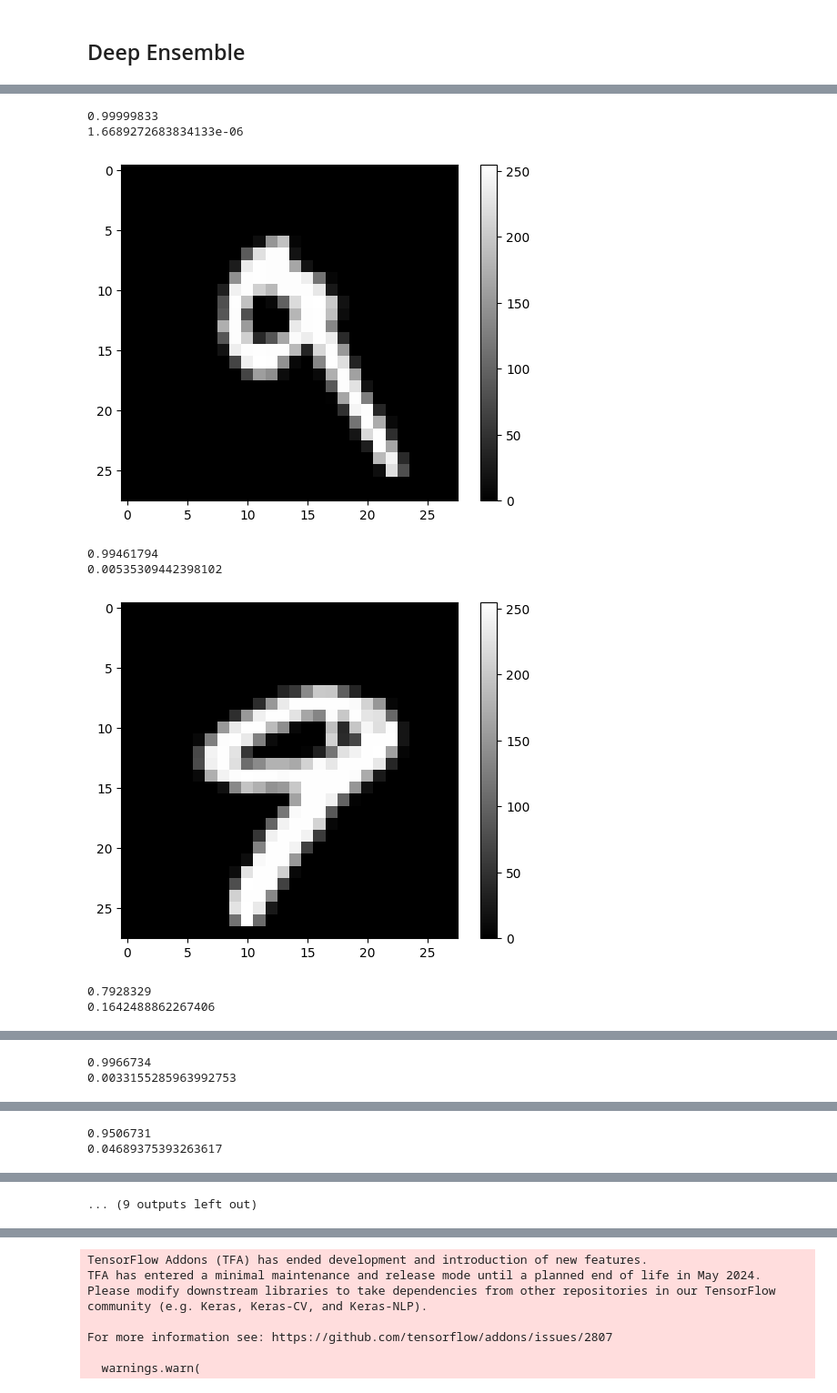
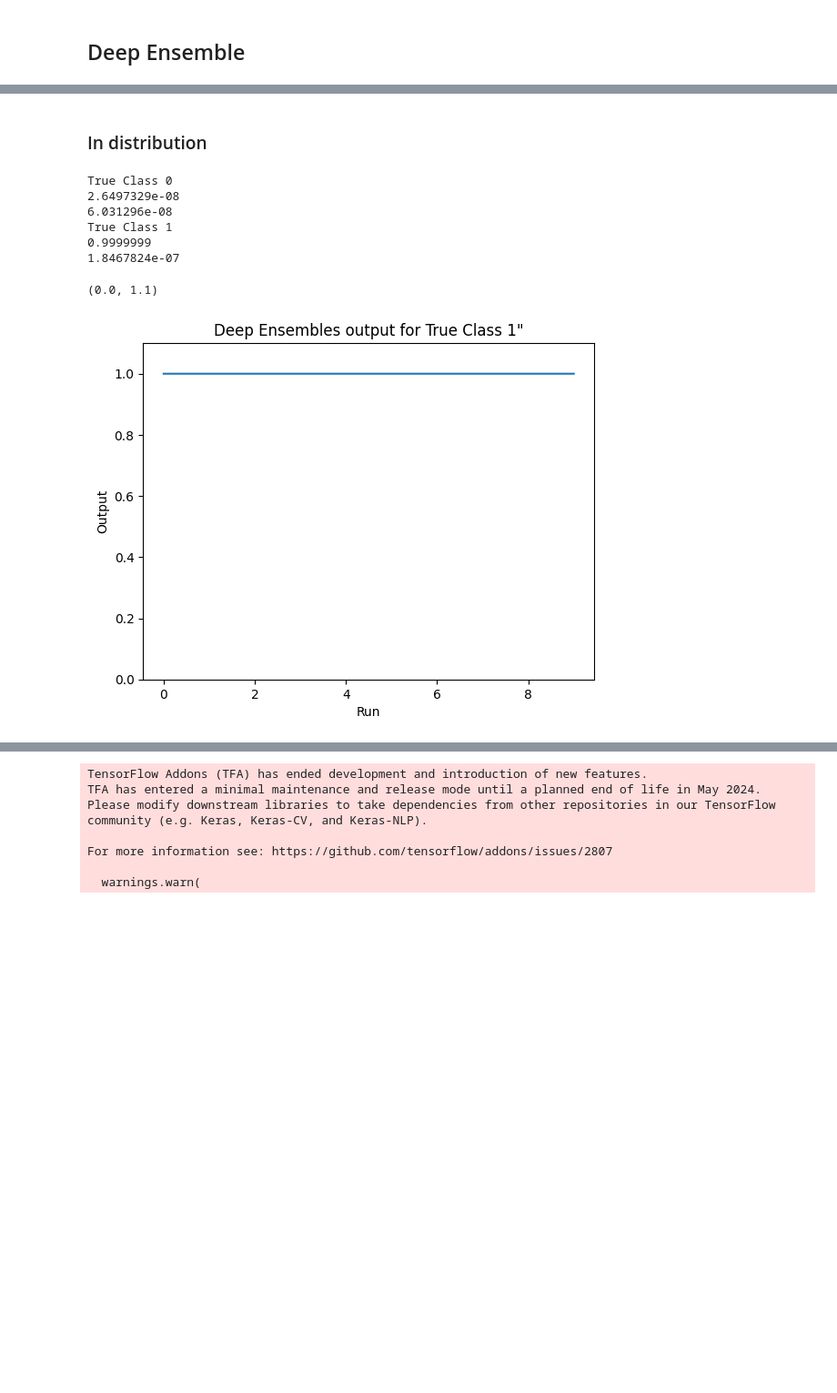
Before and after one commit to potis/AISummit, a Jupyter notebook: AI_Summit_2023_Part_1_MNIST_Class.ipynb, the cells around one changed output, grey strips where cells are left out. Shown at 91% size. Saved outputs shown, nothing was run; the diff lists cells and outputs as text; code cells hidden in the pictures; blank space fills up the shorter version.

```diff
--- a/AI_Summit_2023_Part_1_MNIST_Class.ipynb
+++ b/AI_Summit_2023_Part_1_MNIST_Class.ipynb
@@ -164,7 +154,7 @@ class MyModel(models.Model):
         model.add(layers.Flatten())
         model.add(layers.Dense(16, activation='relu'))
         model.add(layers.Dropout(.25))
-        model.add(layers.Dense(2, activation='sigmoid'))
+        model.add(layers.Dense(2, activation='softmax'))
         return model
 
     def call(self, inputs):
@@ -174,8 +164,6 @@ model = MyModel()
 model.build(((None,None,None, 1)))
 
 model.summary()
-
-
 
 
 model.compile(optimizer=tf.keras.optimizers.Adam(
@@ -391,5 +394,5 @@ print(uncertainty)
 # %%
-num_ensemble=3
+num_ensemble=10
 # Deep ensemble training
 deep_ensemble = []
 import random
@@ -400,7 +403,6 @@ for ivar in range(num_ensemble):
   tf.keras.utils.set_random_seed(random.randint(100,1000))
   temp_model= MyModel()
   temp_model.build(((None,None,None, 1)))
-
   temp_model.compile(optimizer='adam',
               loss=tf.keras.losses.categorical_crossentropy,
               metrics=['accuracy'])
@@ -435,34 +437,34 @@ Epoch 5/5
 ------
+# %% [markdown]
+### In distribution
 # %%
-
-
 # Get a sample
-sample=X_test[-1,:,:]
+sample=X_test[0,:,:]
+print(f"True Class {Y_test[0]}")
 sample=np.reshape(sample,(1,28,28))
 ensemble_preds_samples = [model_x(sample).numpy()[0,1] for model_x in (deep_ensemble)]
 print(np.array(ensemble_preds_samples).mean())
-uncertainty = np.array(ensemble_preds_samples).mean() * (1 - np.array(ensemble_preds_samples).mean())
+uncertainty = np.array(ensemble_preds_samples).std()
 print(uncertainty)
-
-
-for i in range(0,10):
-  sample_ood=ood_test[i,:,:]
-  plt.figure()
-  plt.imshow(sample_ood, cmap='gray')
-  plt.colorbar()
-  plt.grid(False)
-  plt.show()
-  sample_ood=np.reshape(sample_ood,(1,28,28))
-  ensemble_preds_samples_ood = [model_x(sample_ood).numpy()[0,1] for model_x in (deep_ensemble)]
-  print(np.array(ensemble_preds_samples_ood).mean())
-  uncertainty = np.array(ensemble_preds_samples_ood).mean() * (1 - np.array(ensemble_preds_samples_ood).mean())
-  print(uncertainty)
+# Get a sample
+sample=X_test[10,:,:]
+print(f"True Class {Y_test[10]}")
+sample=np.reshape(sample,(1,28,28))
+ensemble_preds_samples = [model_x(sample).numpy()[0,1] for model_x in (deep_ensemble)]
+print(np.array(ensemble_preds_samples).mean())
+uncertainty = np.array(ensemble_preds_samples).std()
+print(uncertainty)
+plt.title(f'Deep Ensembles output for True Class {Y_test[10]}"')
+plt.plot(ensemble_preds_samples)
+plt.xlabel('Run')
+plt.ylabel('Output')
+plt.ylim((0, 1.1))   # set the ylim to bottom, top
 # %% [output]
-0.99999833
-1.6689272683834133e-06
+True Class 0
+2.6497329e-08
+6.031296e-08
+True Class 1
+0.9999999
+1.8467824e-07
+(0.0, 1.1)
-[figure, old version]
+[figure, new version]
-0.99461794
-0.00535309442398102
-[figure, removed]
-0.7928329
-0.1642488862267406
@@ -470,2 +470,0 @@ for i in range(0,10):
-0.9966734
-0.0033155285963992753
@@ -473,2 +470,0 @@ for i in range(0,10):
-0.9506731
-0.04689375393263617
@@ -479 +470,0 @@ for i in range(0,10):
-... (9 outputs left out)
```
Also changed, not shown: parts of 42 cells of this notebook.
